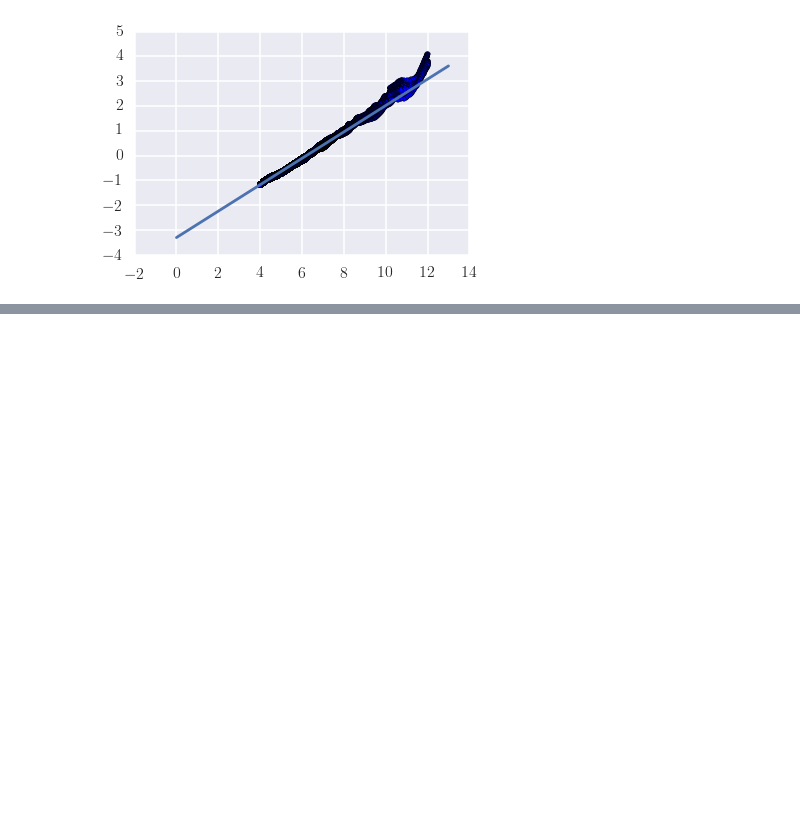
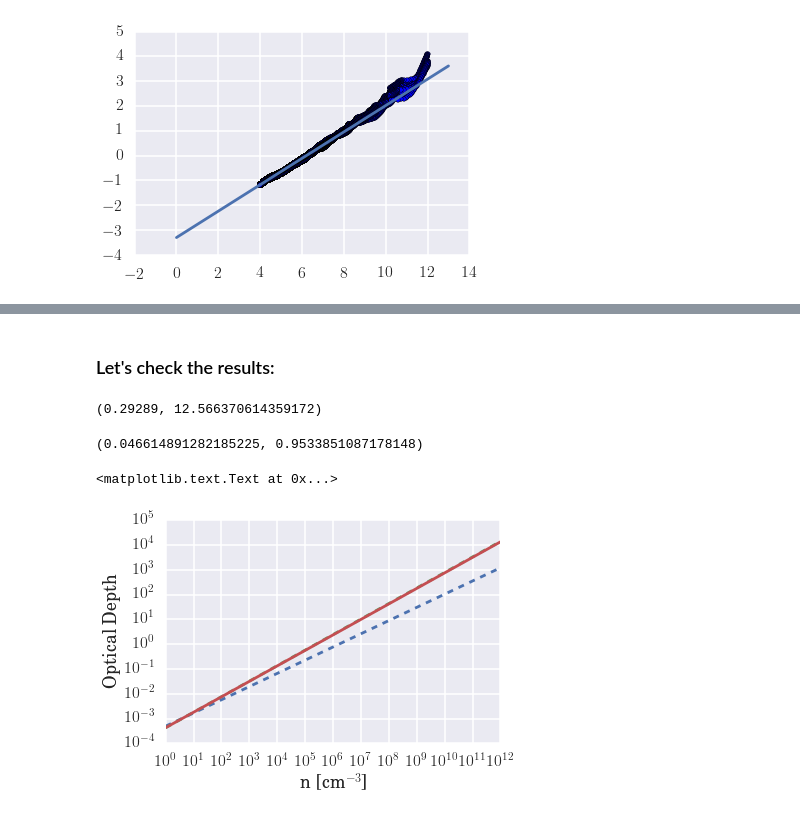
Before and after one commit to hummel/xray_notebooks, a Jupyter notebook: Local Optical Depth Prescription.ipynb, the cells around one changed output, grey strips where cells are left out. Saved outputs shown, nothing was run; the diff lists cells and outputs as text; code cells hidden in the pictures; blank space fills up the shorter version.

Commit message:
Calculated effective optical depth.

```diff
--- a/Local Optical Depth Prescription.ipynb
+++ b/Local Optical Depth Prescription.ipynb
@@ -123,0 +126,37 @@ plt.scatter(op_polar.n, op_polar.tau)
+# %%
+def tau_p(n):
+    exponent = 0.532301 * np.log10(n) - 3.306544
+    return 10**exponent
+
+def tau_eq(n):
+    exponent = 0.626204 * np.log10(n) - 3.369605
+    return 10**exponent
+# %%
+Omega_pole = 0.29289
+fourpi = 4 * np.pi
+a = 2 * Omega_pole / fourpi
+b = (fourpi - 2*Omega_pole)/fourpi
+def tau_eff(n):
+    x = tau_p(n)
+    y = tau_eq(n)
+    return a*x + b*y
+# %% [markdown]
+### Let's check the results:
+# %%
+Omega_pole, 4*np.pi
+# %% [output]
+(0.29289, 12.566370614359172)
+# %%
+a,b
+# %% [output]
+(0.046614891282185225, 0.9533851087178148)
+# %%
+n = np.logspace(0,12)
+plt.loglog(n, tau_p(n), '--')
+plt.loglog(n, tau_eq(n), '--')
+plt.loglog(n, tau_eff(n))
+plt.xlabel('n [cm$^{-3}$]')
+plt.ylabel('Optical Depth')
+# %% [output]
+<matplotlib.text.Text at 0x...>
+[figure, added]
```
Also changed, not shown: parts of 8 cells of this notebook.
